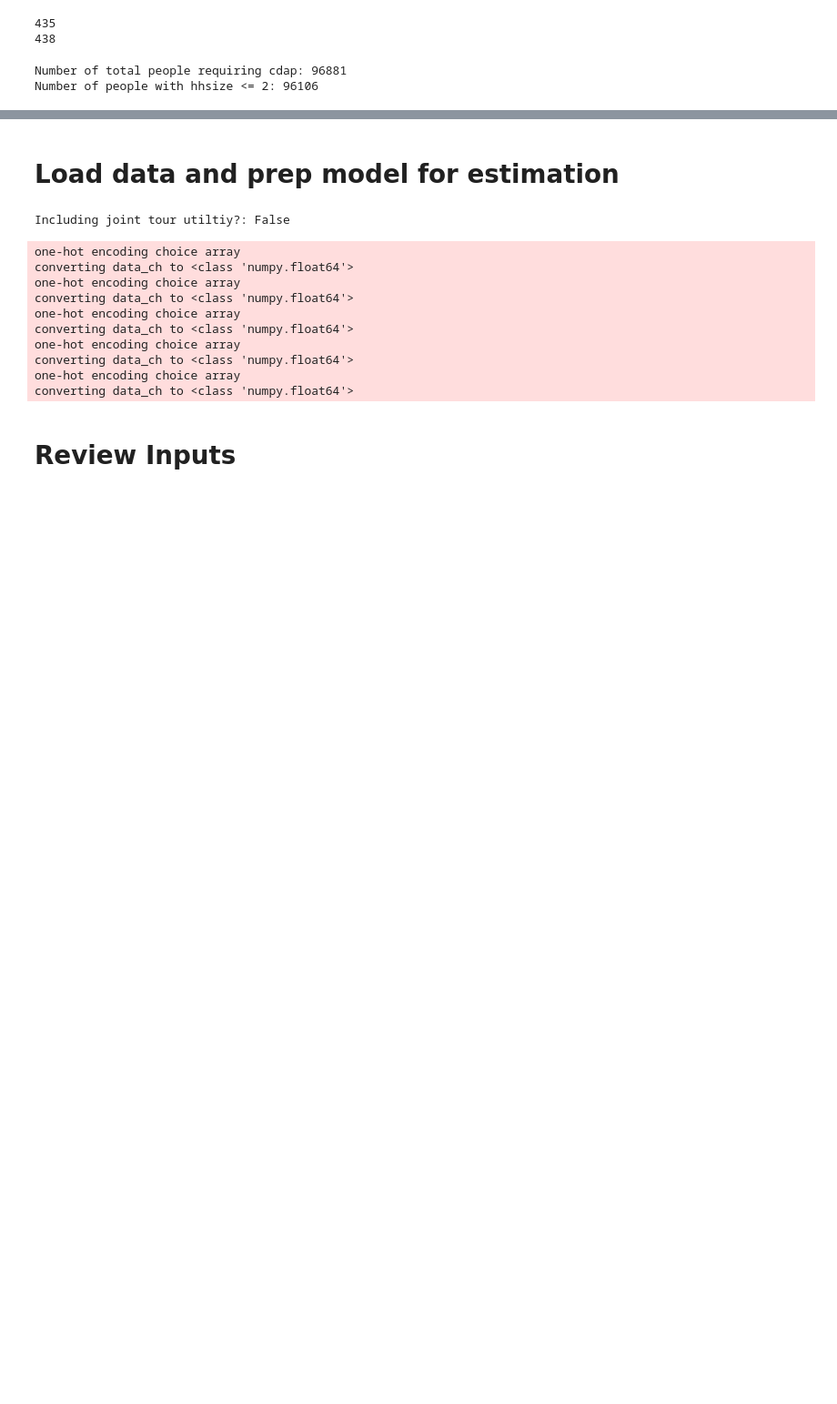
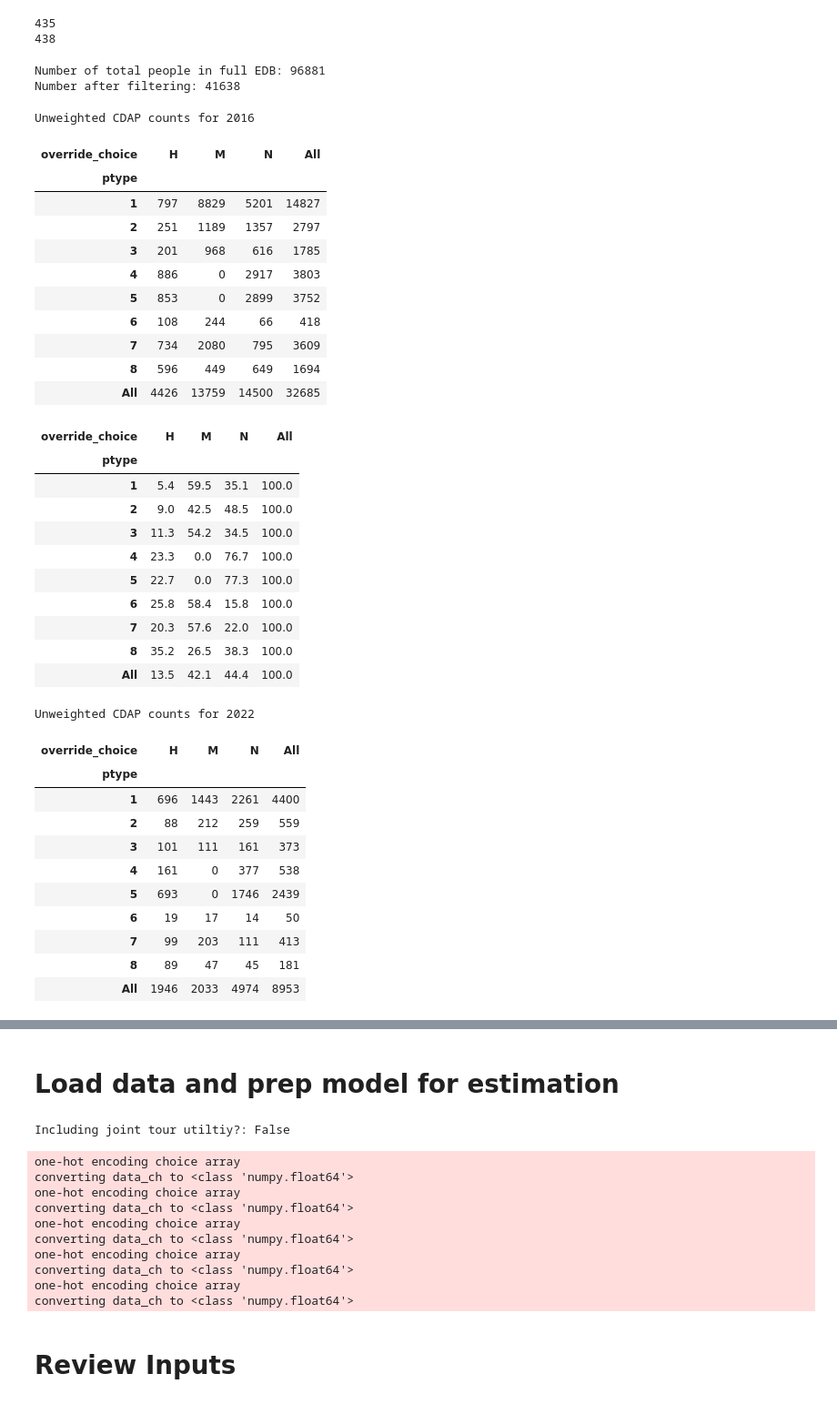
Before and after one commit to SANDAG/ABM, a Jupyter notebook: src/asim/estimation/resident/cdap.ipynb, the cells around one changed output, grey strips where cells are left out. Shown at 91% size. Drawn from its saved outputs; the diff is of its cells as text; code cells hidden in the pictures; blank space fills up the shorter version.

Commit message:
Re-estimated CDAP model removing non-complete hhs

```diff
--- a/src/asim/estimation/resident/cdap.ipynb
+++ b/src/asim/estimation/resident/cdap.ipynb
@@ -42,3 +20,10 @@ persons.head()
+# %%
+persons = pd.read_csv(r'output\final_persons.csv')
+households = pd.read_csv(r'output\final_households.csv')
+tours = pd.read_csv(r'output\final_tours.csv')
+or_persons = pd.read_csv(r'C:\ABM3_dev\run_data\data_2z_series15\override_persons.csv')
+or_households = pd.read_csv(r'C:\ABM3_dev\run_data\data_2z_series15\override_households.csv')
+or_tours = pd.read_csv(r'C:\ABM3_dev\run_data\data_2z_series15\override_tours.csv')
 # %%
 cdap_dir = r'output\estimation_data_bundle\cdap'
 full_edb = pd.read_csv(os.path.join(cdap_dir, 'cdap_values_combined_full.csv'))
@@ -53,12 +53,61 @@ print(len(hhs_with_hhsize_not_correct))
 # %% [output]
 435
 438
-# %%
-print("Number of total people requiring cdap:", len(full_edb))
-# df = full_edb[full_edb.hhsize <= 10]
-df = full_edb[~full_edb.model_choice.isna()].copy()
-# df = full_edb[~full_edb.model_choice.isna() & (full_edb.survey_year == 2016)].copy()
-print("Number of people with hhsize <= 2:", len(df))
-# %% [output]
-Number of total people requiring cdap: 96881
-Number of people with hhsize <= 2: 96106
+# %%
+print("Number of total people in full EDB:", len(full_edb))
+
+# taking only people who have a model_choice (can be na if hhsize != num people) and people who have a non-zero day weight
+full_edb['person_day_weight'] = full_edb.person_id.map(or_persons.set_index('person_id').person_day_weight.to_dict())
+df = full_edb[(~full_edb.model_choice.isna()) & (full_edb.person_day_weight > 0)].copy()
+
+df['override_choice'] = df.person_id.map(or_persons.set_index('person_id').cdap_activity_raw.to_dict())
+
+print("Number after filtering:", len(df))
+# %% [output]
+Number of total people in full EDB: 96881
+Number after filtering: 41638
+# %%
+for survey_year in df.survey_year.unique():
+    print(f"Unweighted CDAP counts for {survey_year}")
+    tmp = df[(df.survey_year == survey_year) & (df.person_day_weight > 0)]
+    tmp_ct = pd.crosstab(tmp.ptype, tmp.override_choice, margins=True)
+    display(tmp_ct.fillna(0).astype(int))
+    for col in tmp_ct.columns:
+        tmp_ct[col] = tmp_ct[col] / tmp_ct.All
+    display((tmp_ct * 100).round(1))
+# %% [output]
+Unweighted CDAP counts for 2016
+| override_choice | H | M | N | All |
+| ptype |  |  |  |  |
+| 1 | 797 | 8829 | 5201 | 14827 |
+| 2 | 251 | 1189 | 1357 | 2797 |
+| 3 | 201 | 968 | 616 | 1785 |
+| 4 | 886 | 0 | 2917 | 3803 |
+| 5 | 853 | 0 | 2899 | 3752 |
+| 6 | 108 | 244 | 66 | 418 |
+| 7 | 734 | 2080 | 795 | 3609 |
+| 8 | 596 | 449 | 649 | 1694 |
+| All | 4426 | 13759 | 14500 | 32685 |
+| override_choice | H | M | N | All |
+| ptype |  |  |  |  |
+| 1 | 5.4 | 59.5 | 35.1 | 100.0 |
+| 2 | 9.0 | 42.5 | 48.5 | 100.0 |
+| 3 | 11.3 | 54.2 | 34.5 | 100.0 |
+| 4 | 23.3 | 0.0 | 76.7 | 100.0 |
+| 5 | 22.7 | 0.0 | 77.3 | 100.0 |
+| 6 | 25.8 | 58.4 | 15.8 | 100.0 |
+| 7 | 20.3 | 57.6 | 22.0 | 100.0 |
+| 8 | 35.2 | 26.5 | 38.3 | 100.0 |
+| All | 13.5 | 42.1 | 44.4 | 100.0 |
+Unweighted CDAP counts for 2022
+| override_choice | H | M | N | All |
+| ptype |  |  |  |  |
+| 1 | 696 | 1443 | 2261 | 4400 |
+| 2 | 88 | 212 | 259 | 559 |
+| 3 | 101 | 111 | 161 | 373 |
+| 4 | 161 | 0 | 377 | 538 |
+| 5 | 693 | 0 | 1746 | 2439 |
+| 6 | 19 | 17 | 14 | 50 |
+| 7 | 99 | 203 | 111 | 413 |
+| 8 | 89 | 47 | 45 | 181 |
+| All | 1946 | 2033 | 4974 | 8953 |
```
Also changed, not shown: parts of 40 cells of this notebook, 4 other files.
